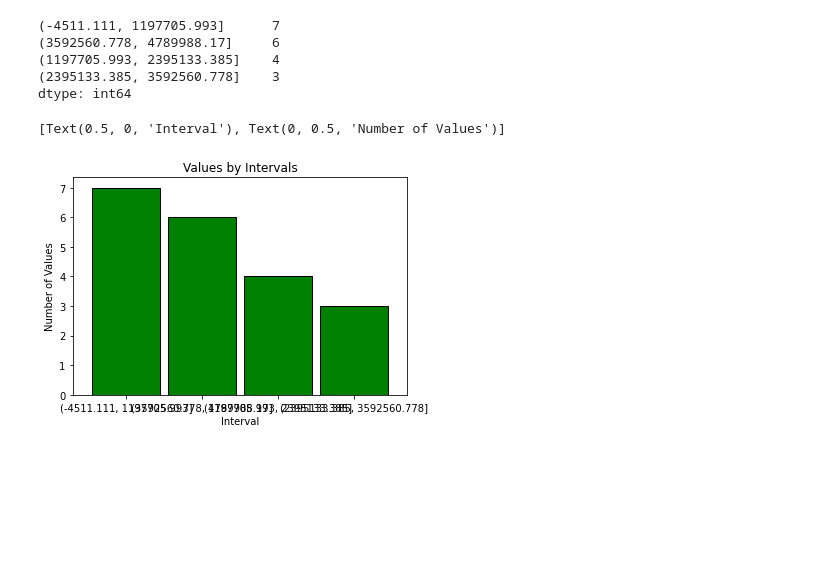
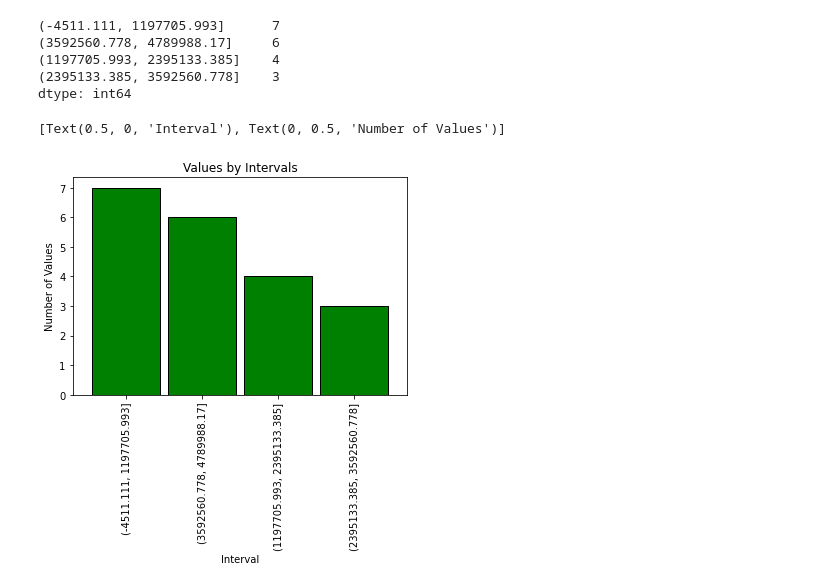
Before and after one commit to lochlynlaskowski/numpy-pandas-visualization-exercises, a Jupyter notebook: pandas_series.ipynb, the cells around one changed output. Saved outputs shown, nothing was run; the diff lists cells and outputs as text; code cells hidden in the pictures; blank space fills up the shorter version.

```diff
--- a/pandas_series.ipynb
+++ b/pandas_series.ipynb
@@ -392,14 +392,14 @@ dtype: int64
 # Plot the binned data in a meaningful way. Be sure to include a title and axis labels.
 # %%
 numeric_data.value_counts(bins=4).plot.bar(title='Values by Intervals',
-                                                                            rot=0,
+
                                                                             color='green',
                                                                             ec='black',
                                                                             width=.9).set(xlabel='Interval',
                                                                             ylabel='Number of Values')
 # %% [output]
 [Text(0.5, 0, 'Interval'), Text(0, 0.5, 'Number of Values')]
-[figure, old version]
+[figure, new version]
 # %%
 # Use pandas to create a Series named exam_scores from the following list:
 
```
Also changed, not shown: parts of 8 cells of this notebook, 1 other file.
